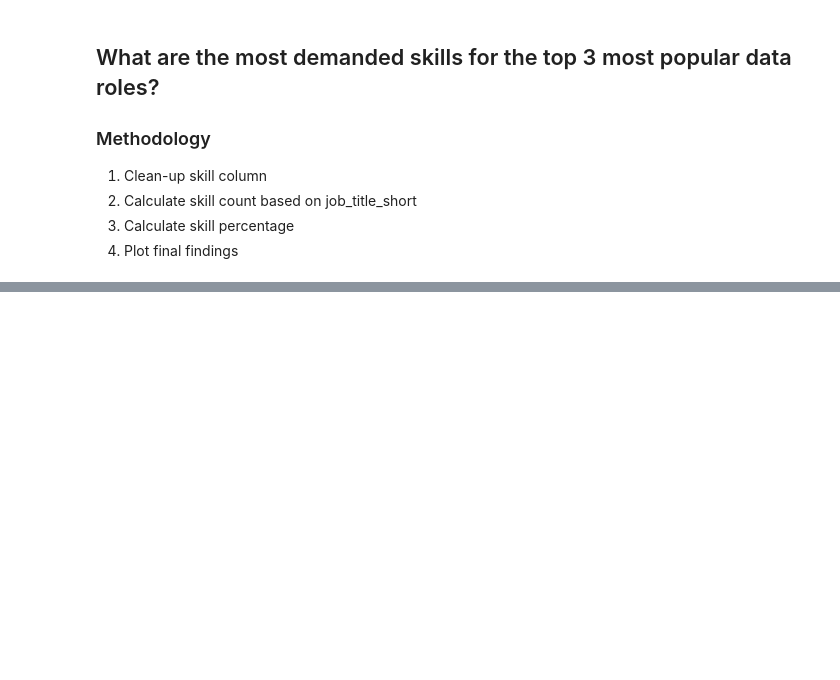
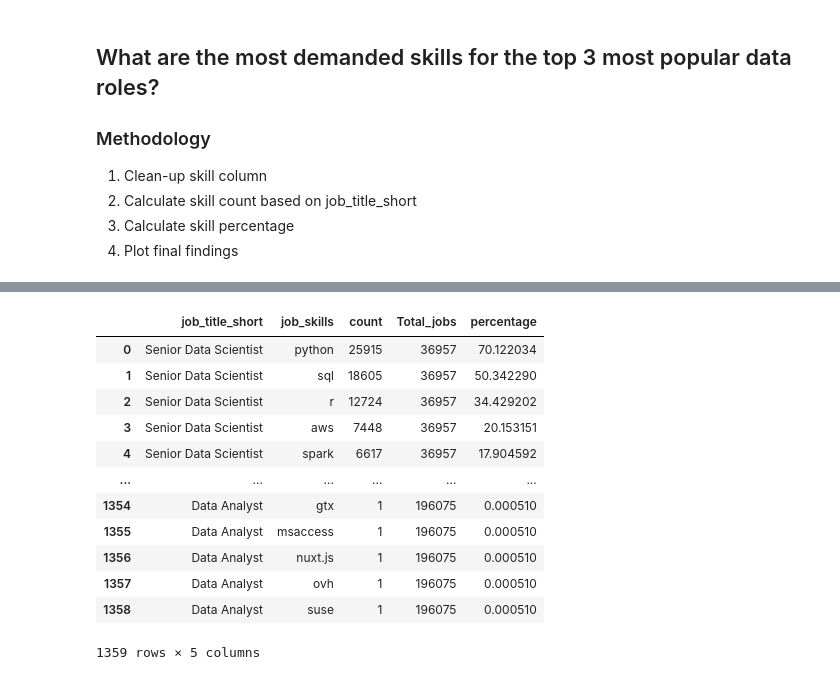
Before and after one commit to omveere0008/Python_project1, a Jupyter notebook: Most_Demanded_Skills.ipynb, the cells around one changed output, grey strips where cells are left out. Cells and saved outputs as stored; diff of their text form; code cells hidden in the pictures; blank space fills up the shorter version.

```diff
--- a/Most_Demanded_Skills.ipynb
+++ b/Most_Demanded_Skills.ipynb
@@ -22,0 +26,25 @@ dict
+# %%
+df_india_datadf_india_data = df[df['job_title_short'].apply(lambda x: 'data' in str(x).lower())]
+india_data_top5 = df_india_data.value_counts('job_title_short').to_frame().head(5).reset_index()
+india_data_top5_list = sorted(india_data_top5['job_title_short'].tolist())
+#or df_india_data = df['job_title'].str.contains(pat = 'data', case=True, na=False, regex=True)
+                    # pat → the pattern (string or regex) you want to search for.
+                    # Example: 'Data' or 'Data|Analyst'.
+
+                    # case → whether the search is case-sensitive.
+
+                        # True → "Data" ≠ "data"
+
+                        # False → "Data" matches "data", "DATA", etc.
+
+                    # na → how to handle NaN values.
+
+                        # False → treat NaN as not matching.
+
+                        # True → treat NaN as matching.
+
+                    # regex → whether pat should be treated as a regex.
+
+                        # True → allows patterns like r'\bData\b' (word boundary).
+
+                        # False → treats pat as a literal string.
@@ -22,0 +83,2 @@ dict
+# %%
+Total_jobs = df_india_data['job_title_short'].value_counts().reset_index(name ='Total_jobs')
@@ -22,0 +102,18 @@ dict
+# %%
+India_data_jobs_table_skills_perc = pd.merge(India_data_jobs_table_skills_count, Total_jobs, how = 'left', on= 'job_title_short')
+India_data_jobs_table_skills_perc['percentage'] = India_data_jobs_table_skills_perc['count']/India_data_jobs_table_skills_perc['Total_jobs'] *100
+India_data_jobs_table_skills_perc
+# %% [output]
+|  | job_title_short | job_skills | count | Total_jobs | percentage |
+| 0 | Senior Data Scientist | python | 25915 | 36957 | 70.122034 |
+| 1 | Senior Data Scientist | sql | 18605 | 36957 | 50.342290 |
+| 2 | Senior Data Scientist | r | 12724 | 36957 | 34.429202 |
+| 3 | Senior Data Scientist | aws | 7448 | 36957 | 20.153151 |
+| 4 | Senior Data Scientist | spark | 6617 | 36957 | 17.904592 |
+| ... | ... | ... | ... | ... | ... |
+| 1354 | Data Analyst | gtx | 1 | 196075 | 0.000510 |
+| 1355 | Data Analyst | msaccess | 1 | 196075 | 0.000510 |
+| 1356 | Data Analyst | nuxt.js | 1 | 196075 | 0.000510 |
+| 1357 | Data Analyst | ovh | 1 | 196075 | 0.000510 |
+| 1358 | Data Analyst | suse | 1 | 196075 | 0.000510 |
+1359 rows × 5 columns
```
Also changed, not shown: parts of 9 cells of this notebook.
